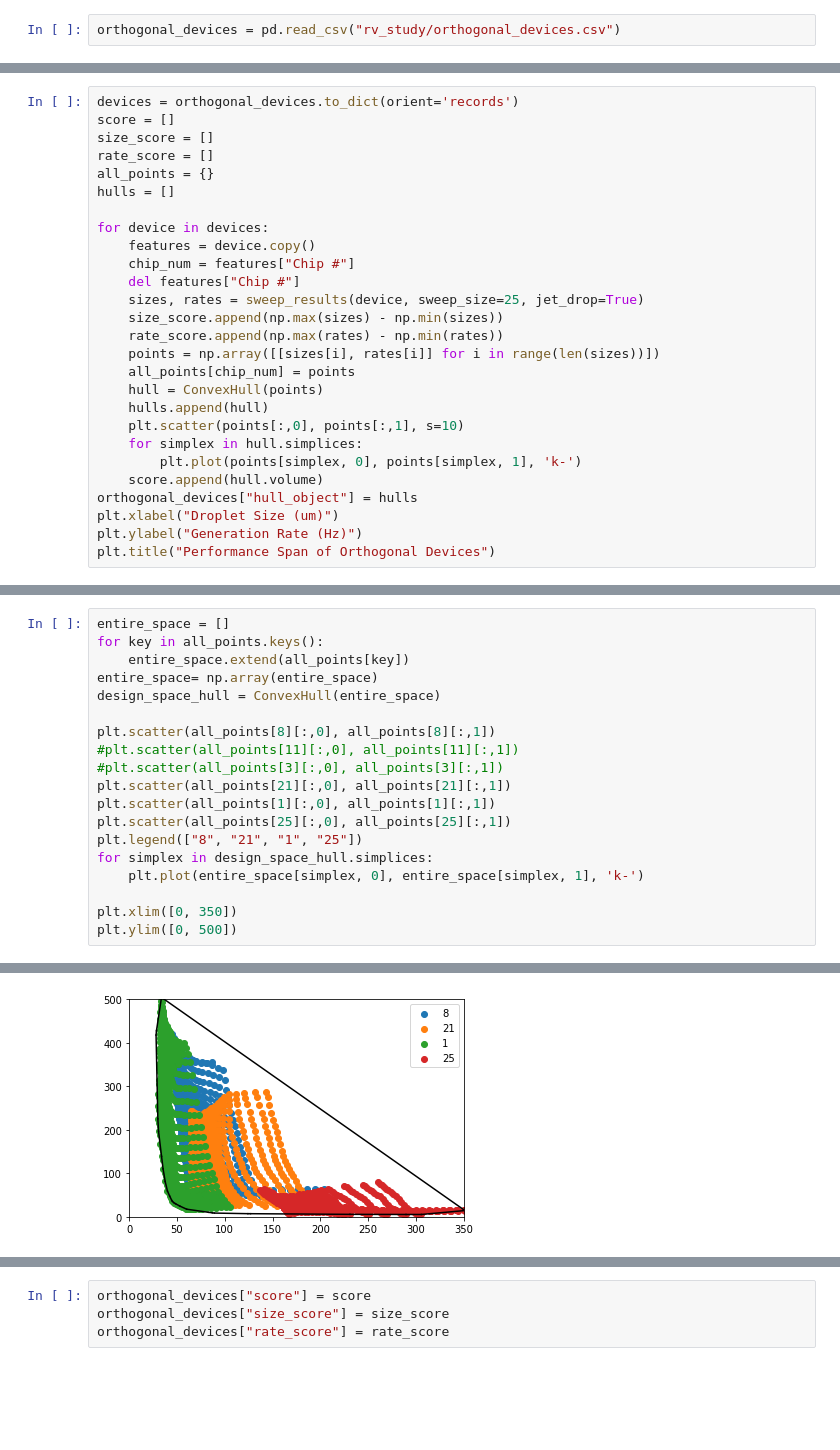
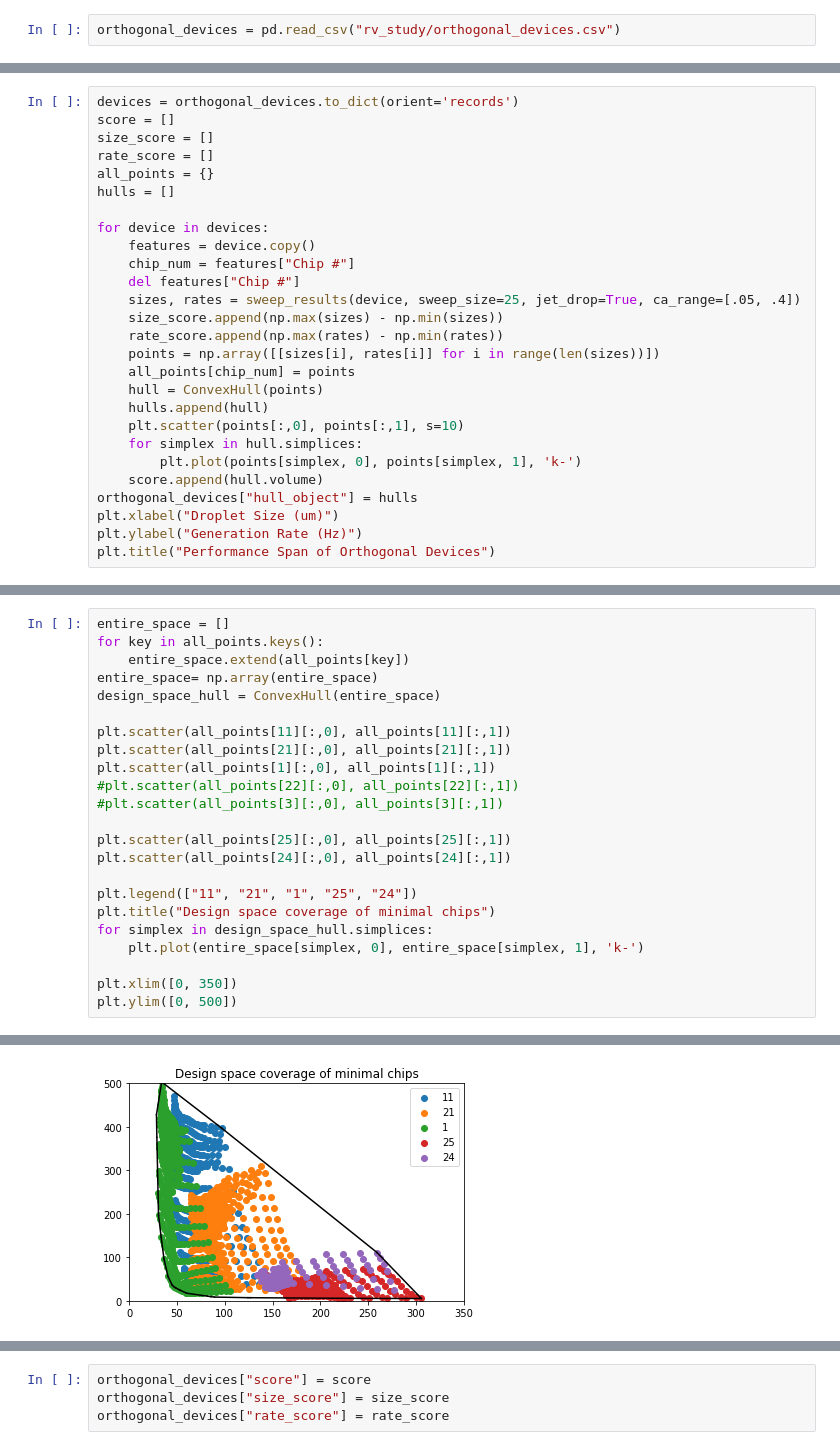
Before and after one commit to CIDARLAB/DAFD, a Jupyter notebook: rv_test.ipynb, the cells around one changed output, grey strips where cells are left out. Cells and saved outputs as stored; diff of their text form; blank space fills up the shorter version.

Commit message:
Fixed indexing bug, extended capillary number range

```diff
--- a/rv_test.ipynb
+++ b/rv_test.ipynb
@@ -38,7 +58,7 @@ for device in devices:
     features = device.copy()
     chip_num = features["Chip #"]
     del features["Chip #"]
-    sizes, rates = sweep_results(device, sweep_size=25, jet_drop=True)
+    sizes, rates = sweep_results(device, sweep_size=25, jet_drop=True, ca_range=[.05, .4])
     size_score.append(np.max(sizes) - np.min(sizes))
     rate_score.append(np.max(rates) - np.min(rates))
     points = np.array([[sizes[i], rates[i]] for i in range(len(sizes))])
@@ -76,25 +96,29 @@ Text(0.5, 1.0, 'Performance Span of Orthogonal Devices')
 # %%
 entire_space = []
 for key in all_points.keys():
     entire_space.extend(all_points[key])
 entire_space= np.array(entire_space)
 design_space_hull = ConvexHull(entire_space)
 
-plt.scatter(all_points[8][:,0], all_points[8][:,1])
-#plt.scatter(all_points[11][:,0], all_points[11][:,1])
-#plt.scatter(all_points[3][:,0], all_points[3][:,1])
+plt.scatter(all_points[11][:,0], all_points[11][:,1])
 plt.scatter(all_points[21][:,0], all_points[21][:,1])
 plt.scatter(all_points[1][:,0], all_points[1][:,1])
+#plt.scatter(all_points[22][:,0], all_points[22][:,1])
+#plt.scatter(all_points[3][:,0], all_points[3][:,1])
+
 plt.scatter(all_points[25][:,0], all_points[25][:,1])
-plt.legend(["8", "21", "1", "25"])
+plt.scatter(all_points[24][:,0], all_points[24][:,1])
+
+plt.legend(["11", "21", "1", "25", "24"])
+plt.title("Design space coverage of minimal chips")
 for simplex in design_space_hull.simplices:
     plt.plot(entire_space[simplex, 0], entire_space[simplex, 1], 'k-')
 
 plt.xlim([0, 350])
 plt.ylim([0, 500])
 # %% [output]
 (0, 500)
-[figure, old version]
+[figure, new version]
 # %%
 # Making minimal setup
 target = 0.99
```
Also changed, not shown: parts of 8 cells of this notebook, 1 other file.
